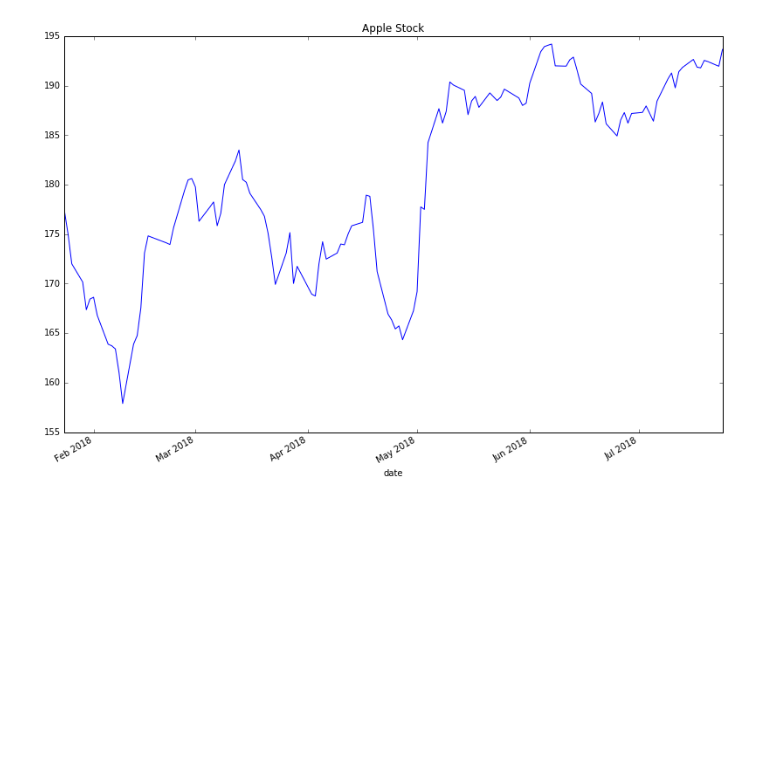
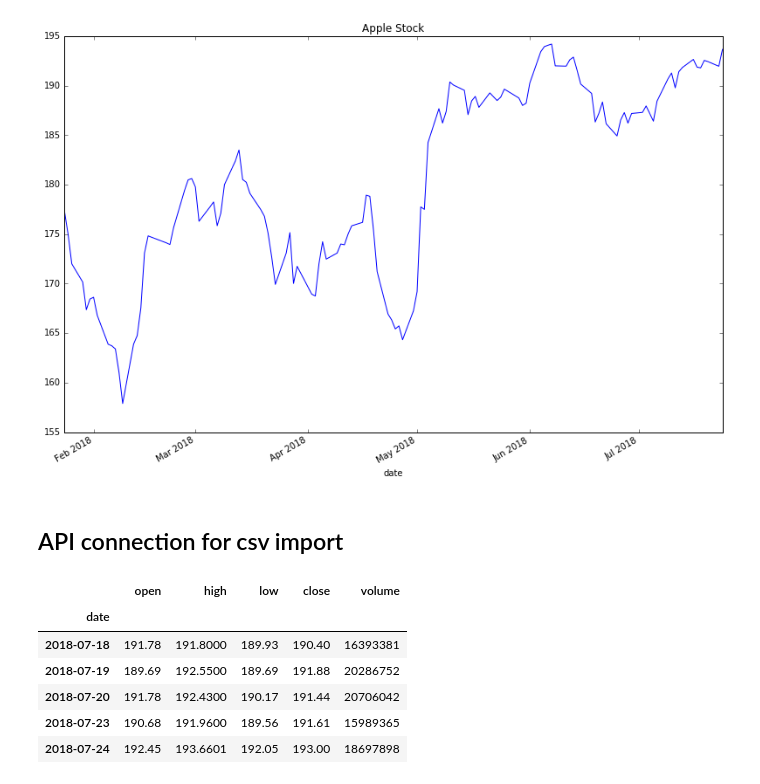
Before and after one commit to sidhu177/DataSci, a Jupyter notebook: test-csv.ipynb, the cells around one changed output. Cells and saved outputs as stored; diff of their text form; code cells hidden in the pictures; blank space fills up the shorter version.

Commit message:
API connection for stock prices

```diff
--- a/test-csv.ipynb
+++ b/test-csv.ipynb
@@ -90,3 +90,5 @@ fig = appl_open.get_figure()
 fig.set_size_inches(13.5, 9)
 # %% [output]
 [figure]
+# %% [markdown]
+## API connection for csv import
@@ -92,0 +104,14 @@ fig.set_size_inches(13.5, 9)
+# %%
+start = datetime(2018, 1, 1)
+end = datetime(2018, 7, 24)
+
+df = get_historical_data("AAPL", start=start, end=end, output_format='pandas')
+df.tail()
+# %% [output]
+|  | open | high | low | close | volume |
+| date |  |  |  |  |  |
+| 2018-07-18 | 191.78 | 191.8000 | 189.93 | 190.40 | 16393381 |
+| 2018-07-19 | 189.69 | 192.5500 | 189.69 | 191.88 | 20286752 |
+| 2018-07-20 | 191.78 | 192.4300 | 190.17 | 191.44 | 20706042 |
+| 2018-07-23 | 190.68 | 191.9600 | 189.56 | 191.61 | 15989365 |
+| 2018-07-24 | 192.45 | 193.6601 | 192.05 | 193.00 | 18697898 |
```
Also changed, not shown: parts of 3 cells of this notebook.
